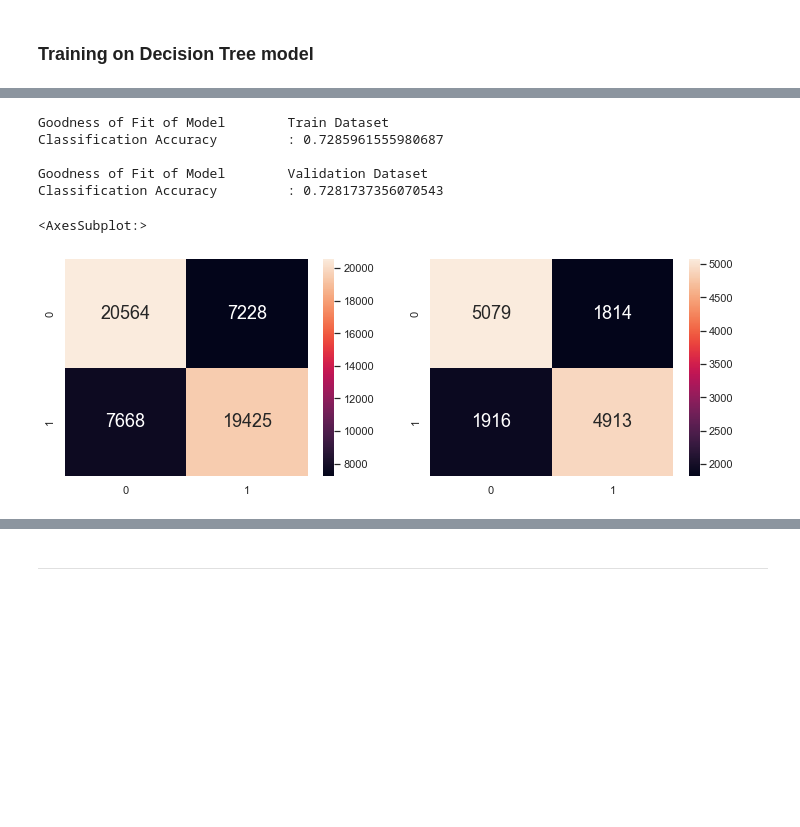
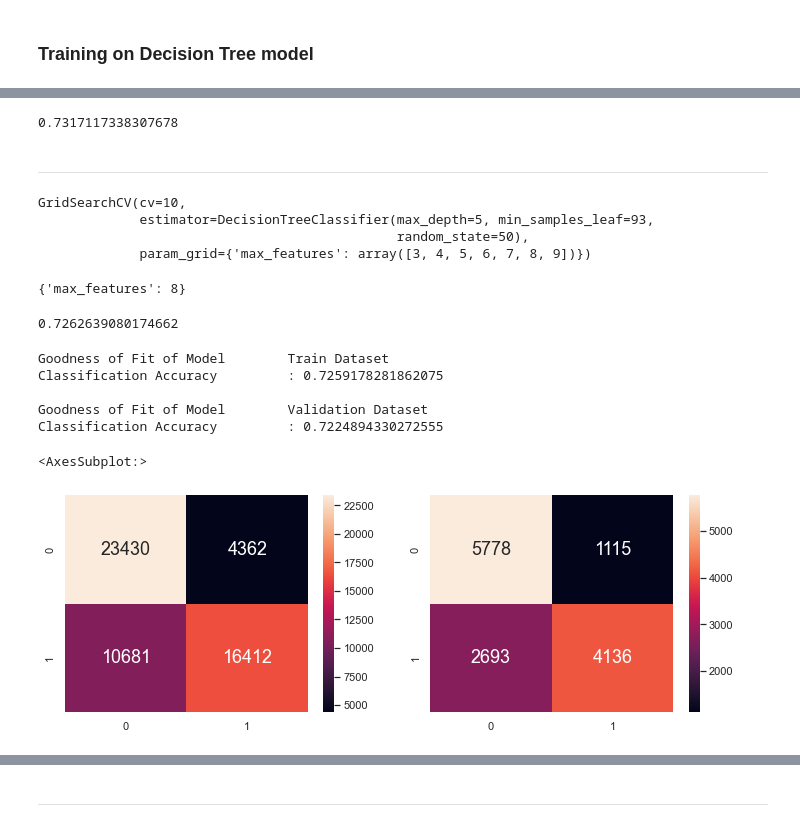
Before and after one commit to yangzhloop/IE0005_miniproject, a Jupyter notebook: Group 7 IE0005 Mini Project.ipynb, the cells around one changed output, grey strips where cells are left out. Saved outputs shown, nothing was run; the diff lists cells and outputs as text; code cells hidden in the pictures; blank space fills up the shorter version.

```diff
--- a/Group 7 IE0005 Mini Project.ipynb
+++ b/Group 7 IE0005 Mini Project.ipynb
@@ -437,0 +517,8 @@ Test Set  : (13722, 12) (13722, 1)
+# %%
+param_grid = {
+    'min_samples_leaf': np.arange(1,100,10)
+}
+
+dectree= DecisionTreeClassifier(random_state=50)
+GSearch = GridSearchCV(dectree, param_grid, cv=10)
+GSearch.fit(X_train, y_train)
@@ -437,0 +536,8 @@ Test Set  : (13722, 12) (13722, 1)
+# %%
+param_grid = {
+    'min_samples_leaf': np.arange(85,95)
+}
+
+dectree= DecisionTreeClassifier(random_state=50)
+GSearch = GridSearchCV(dectree, param_grid, cv=10)
+GSearch.fit(X_train, y_train)
@@ -437,0 +558,8 @@ Test Set  : (13722, 12) (13722, 1)
+# %%
+param_grid = {
+    'min_samples_split': np.arange(2,100,10)
+}
+
+dectree= DecisionTreeClassifier(max_depth= 5, min_samples_leaf=93,random_state=50)
+GSearch = GridSearchCV(dectree, param_grid, cv=10)
+GSearch.fit(X_train, y_train)
@@ -438,42 +575,63 @@ Test Set  : (13722, 12) (13722, 1)
+# %%
+GSearch.best_score_
+# %% [output]
+0.7317117338307678
+# %% [markdown]
+___
+# %%
+param_grid = {
+    'max_features': np.arange(3,10)
+}
+
+dectree= DecisionTreeClassifier(max_depth= 5, min_samples_leaf=93,random_state=50)
+GSearch = GridSearchCV(dectree, param_grid, cv=10)
+GSearch.fit(X_train, y_train)
+# %% [output]
+GridSearchCV(cv=10,
+             estimator=DecisionTreeClassifier(max_depth=5, min_samples_leaf=93,
+                                              random_state=50),
+             param_grid={'max_features': array([3, 4, 5, 6, 7, 8, 9])})
+# %%
+GSearch.best_params_
+# %% [output]
+{'max_features': 8}
+# %%
+GSearch.best_score_
+# %% [output]
+0.7262639080174662
 # %%
-#Decision Tree model (Yi Cheng/Yu Feng)
-
-# Import essential models and functions from sklearn
-from sklearn.tree import DecisionTreeClassifier
-from sklearn.metrics import confusion_matrix
-
 # Decision Tree using Train Data
-dectree = DecisionTreeClassifier(max_depth = 4)  # create the decision tree object
+dectree = DecisionTreeClassifier(max_depth = 5, min_samples_leaf=93,max_features=8)  # create the decision tree object
 dectree.fit(X_train, y_train)                    # train the decision tree model
 
 # Predict Response corresponding to Predictors
 y_train_pred = dectree.predict(X_train)
 y_test_pred = dectree.predict(X_test)
 
 # Check the Goodness of Fit (on Train Data)
 print("Goodness of Fit of Model \tTrain Dataset")
 print("Classification Accuracy \t:", dectree.score(X_train, y_train))
 print()
 
 # Check the Goodness of Fit (on Validation Data)
 print("Goodness of Fit of Model \tValidation Dataset")
 print("Classification Accuracy \t:", dectree.score(X_test, y_test))
 print()
 
 # Plot the Confusion Matrix for Train and Validation
 f, axes = plt.subplots(1, 2, figsize=(12, 4))
 sb.heatmap(confusion_matrix(y_train, y_train_pred),
            annot = True, fmt=".0f", annot_kws={"size": 18}, ax = axes[0])
 sb.heatmap(confusion_matrix(y_test, y_test_pred),
            annot = True, fmt=".0f", annot_kws={"size": 18}, ax = axes[1])
 # %% [output]
 Goodness of Fit of Model        Train Dataset
-Classification Accuracy         : 0.7285961555980687
+Classification Accuracy         : 0.7259178281862075
 
 Goodness of Fit of Model        Validation Dataset
-Classification Accuracy         : 0.7281737356070543
+Classification Accuracy         : 0.7224894330272555
 <AxesSubplot:>
-[figure, old version]
+[figure, new version]
 # %%
 # Plot the Decision Tree validation
 from sklearn.tree import plot_tree
```
Also changed, not shown: parts of 45 cells of this notebook.
